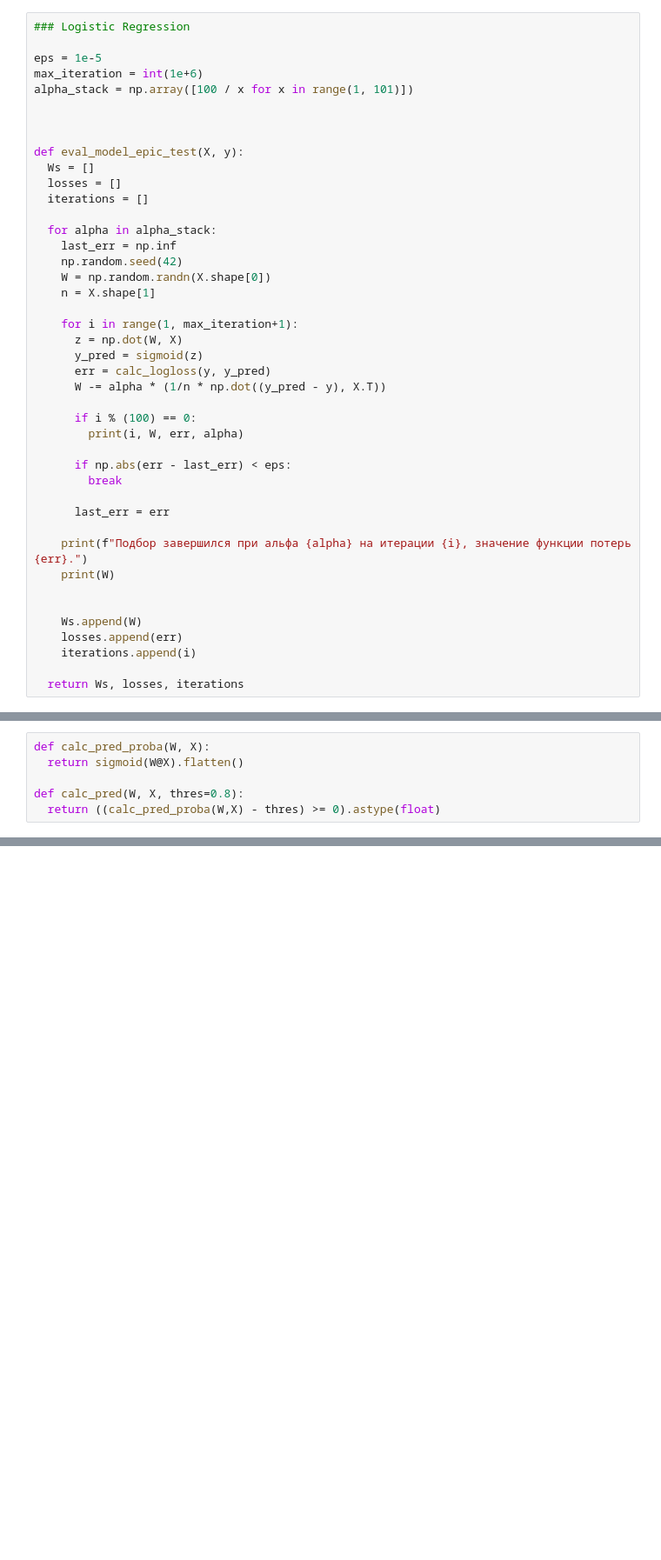
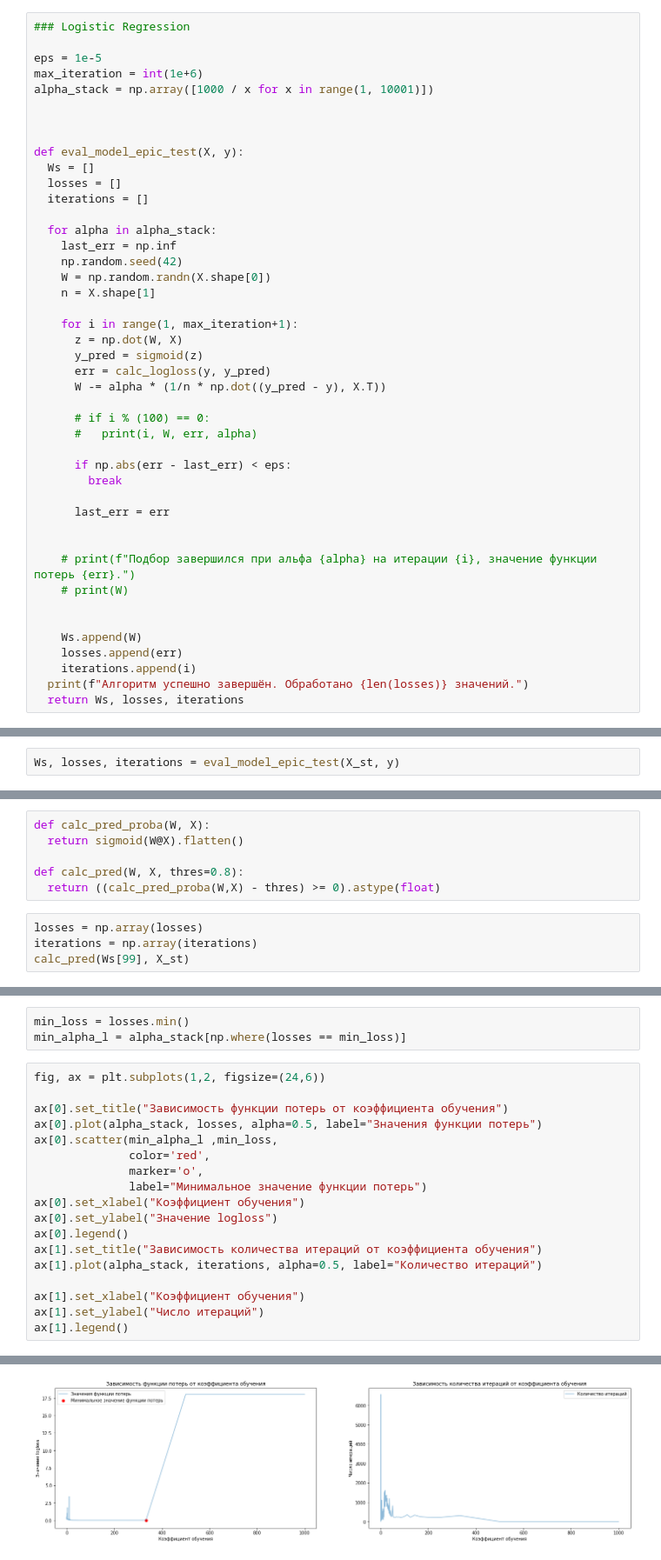
Before and after one commit to eridanletalis/mlalgs, a Jupyter notebook: mlalg_hw_3.ipynb, the cells around one changed output, grey strips where cells are left out. Shown at 87% size. Cells and saved outputs as stored; diff of their text form; blank space fills up the shorter version.

```diff
--- a/mlalg_hw_3.ipynb
+++ b/mlalg_hw_3.ipynb
@@ -121,7 +119,7 @@ W = eval_model(X_st, y, iterations=1000, alpha=1e-4)
 
 eps = 1e-5
 max_iteration = int(1e+6)
-alpha_stack = np.array([100 / x for x in range(1, 101)])
+alpha_stack = np.array([1000 / x for x in range(1, 10001)])
 
 
 
@@ -142,20 +140,21 @@ def eval_model_epic_test(X, y):
       err = calc_logloss(y, y_pred)
       W -= alpha * (1/n * np.dot((y_pred - y), X.T))
 
-      if i % (100) == 0:
-        print(i, W, err, alpha)
+      # if i % (100) == 0:
+      #   print(i, W, err, alpha)
 
       if np.abs(err - last_err) < eps:
         break
 
       last_err = err
 
-    print(f"Подбор завершился при альфа {alpha} на итерации {i}, значение функции потерь {err}.")
-    print(W)
+
+    # print(f"Подбор завершился при альфа {alpha} на итерации {i}, значение функции потерь {err}.")
+    # print(W)
 
 
     Ws.append(W)
     losses.append(err)
     iterations.append(i)
-
+  print(f"Алгоритм успешно завершён. Обработано {len(losses)} значений.")
   return Ws, losses, iterations
@@ -181,0 +161,2 @@ losses
+# %%
+Ws, losses, iterations = eval_model_epic_test(X_st, y)
@@ -189,3 +172,7 @@ def calc_pred_proba(W, X):
 
 def calc_pred(W, X, thres=0.8):
   return ((calc_pred_proba(W,X) - thres) >= 0).astype(float)
+# %%
+losses = np.array(losses)
+iterations = np.array(iterations)
+calc_pred(Ws[99], X_st)
@@ -191,0 +181,22 @@ def calc_pred(W, X, thres=0.8):
+# %%
+min_loss = losses.min()
+min_alpha_l = alpha_stack[np.where(losses == min_loss)]
+# %%
+fig, ax = plt.subplots(1,2, figsize=(24,6))
+
+ax[0].set_title("Зависимость функции потерь от коэффициента обучения")
+ax[0].plot(alpha_stack, losses, alpha=0.5, label="Значения функции потерь")
+ax[0].scatter(min_alpha_l ,min_loss,
+              color='red',
+              marker='o',
+              label="Минимальное значение функции потерь")
+ax[0].set_xlabel("Коэффициент обучения")
+ax[0].set_ylabel("Значение logloss")
+ax[0].legend()
+ax[1].set_title("Зависимость количества итераций от коэффициента обучения")
+ax[1].plot(alpha_stack, iterations, alpha=0.5, label="Количество итераций")
+
+ax[1].set_xlabel("Коэффициент обучения")
+ax[1].set_ylabel("Число итераций")
+ax[1].legend()
+# %% [output]
@@ -191,0 +204 @@ def calc_pred(W, X, thres=0.8):
+[figure, added]
```
Also changed, not shown: parts of 22 cells of this notebook.
